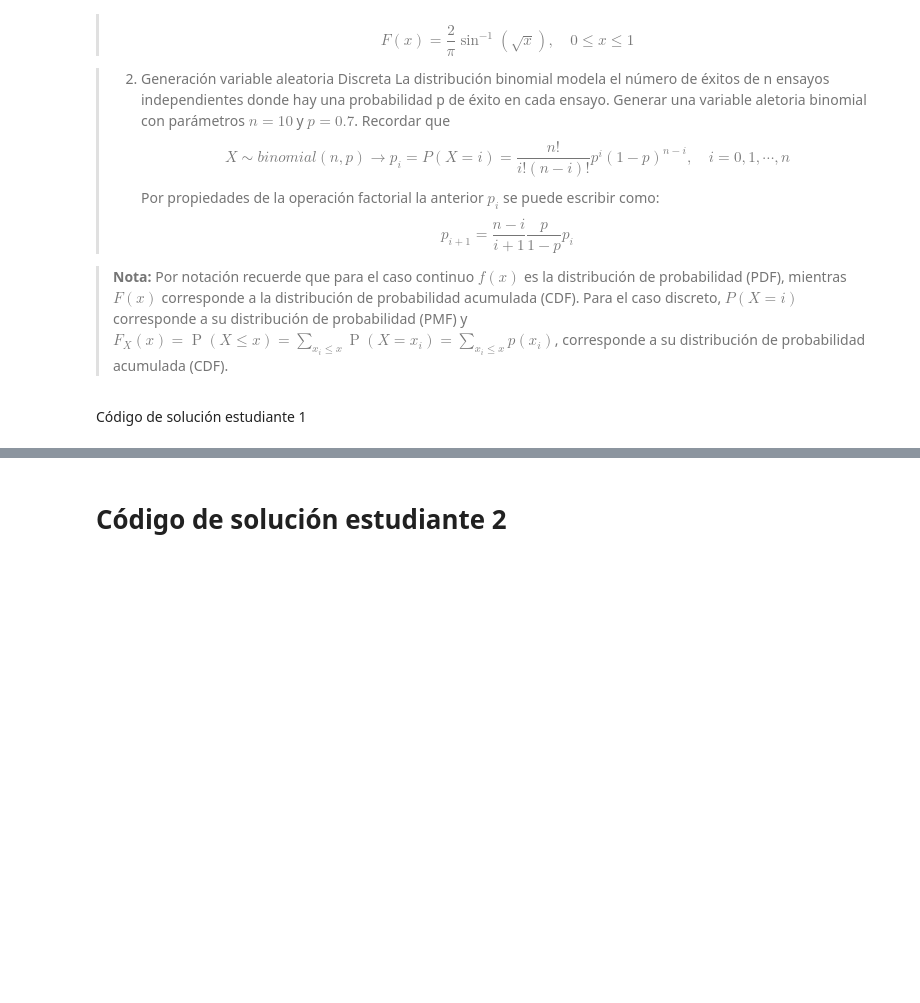
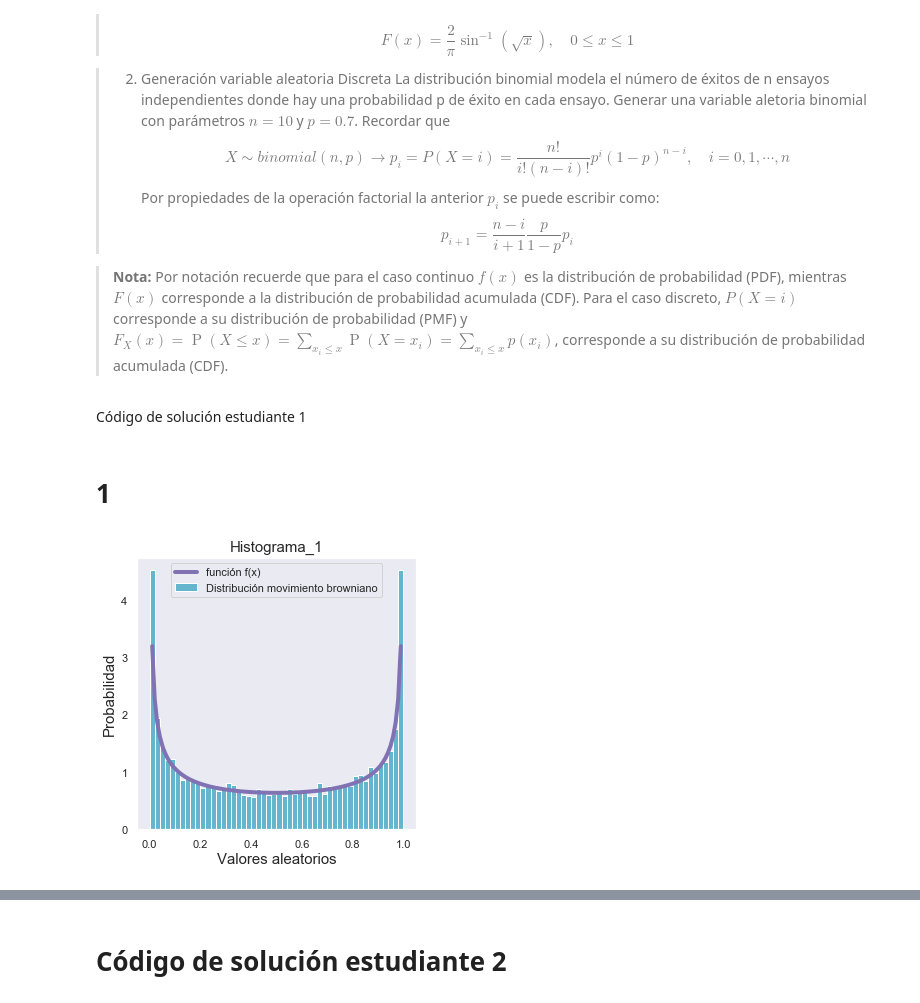
Before and after one commit to Jancope/ProyectoConjunto_JAContreras_MAOchoa, a Jupyter notebook: Tarea5 Antonio Contreras y Marco Ochoa.ipynb, the cells around one changed output, grey strips where cells are left out. Drawn from its saved outputs; the diff is of its cells as text; code cells hidden in the pictures; blank space fills up the shorter version.

```diff
--- a/Tarea5 Antonio Contreras y Marco Ochoa.ipynb
+++ b/Tarea5 Antonio Contreras y Marco Ochoa.ipynb
@@ -43,0 +43,26 @@ Código de solución estudiante 1
+# %% [markdown]
+# 1
+# %%
+# Código de solución estudiante 1
+#F(x) despejada x = sin**2((pi*U)/2)
+n = 10000
+def movbrow(n):
+    return np.sin((np.random.rand(n)*np.pi)/2)**2
+# %%
+x = np.arange(0.01,1,0.01)
+m = movbrow(n)
+
+
+plt.figure(figsize=(5,5))
+plt.title("Histograma_1",fontsize=15)
+plt.xlabel('Valores aleatorios',fontsize=15)
+plt.ylabel('Probabilidad',fontsize=15)
+plt.hist(m,bins=50,density=True,label='Distribución movimiento browniano',color='c')
+
+fx = lambda x: (1)/(np.pi*np.sqrt(1-x)*np.sqrt(x))
+plt.plot(x,fx(x),lw=4,label="función f(x)",color='m',ls="-")
+plt.legend()
+plt.grid()
+plt.show()
+# %% [output]
+[figure, added]
```
Also changed, not shown: parts of 9 cells of this notebook.
